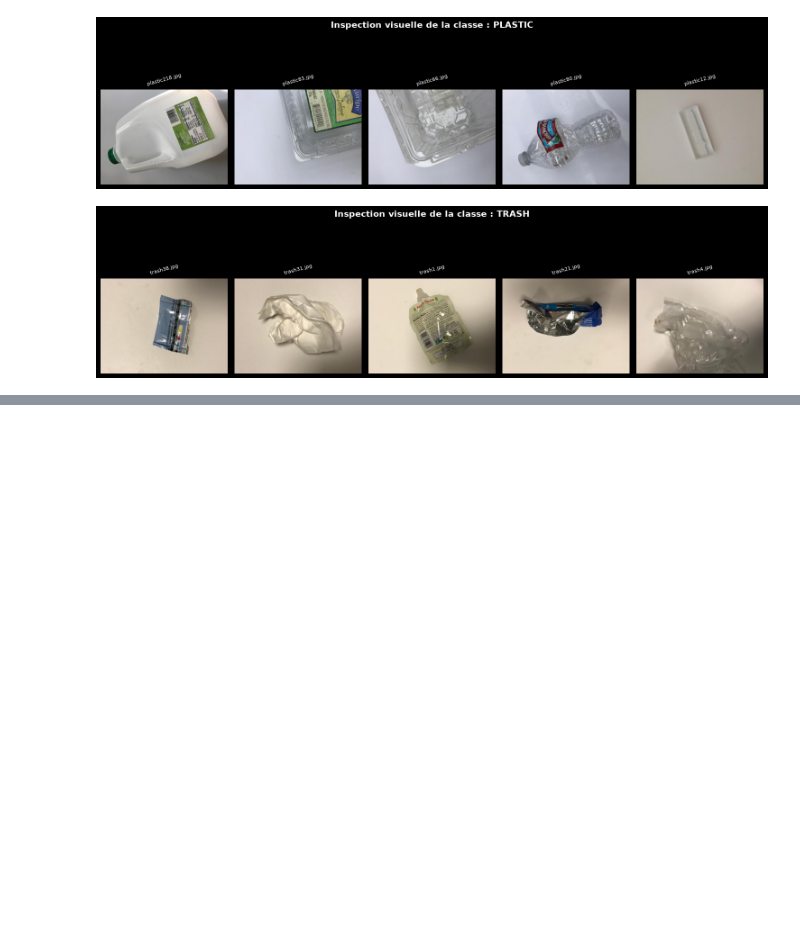
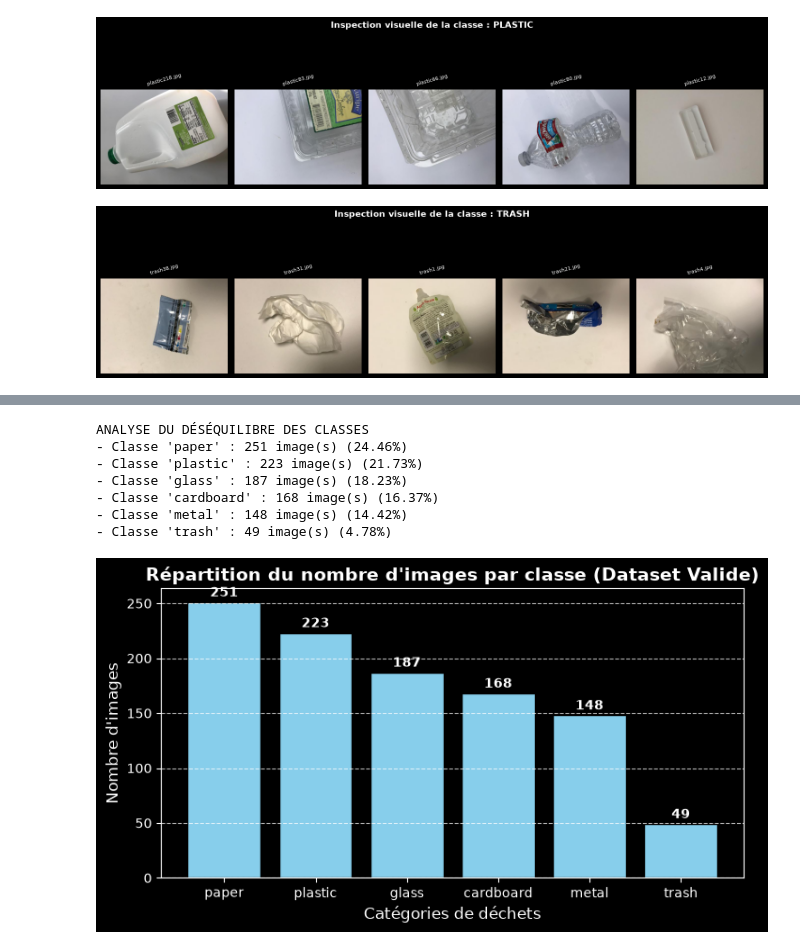
Before and after one commit to cheikhahmedtidiane/atelier_prepa_donnees_images, a Jupyter notebook: atelier_prepa_donnees_images/notebooks/atelier_prepa_donnees_images.ipynb, the cells around one changed output, grey strips where cells are left out. Cells and saved outputs as stored; diff of their text form; code cells hidden in the pictures; blank space fills up the shorter version.

Commit message:
Partie 8 : Analyse de déséquilibre des classes : Détermination du nombre d'images par classe

```diff
--- a/atelier_prepa_donnees_images/notebooks/atelier_prepa_donnees_images.ipynb
+++ b/atelier_prepa_donnees_images/notebooks/atelier_prepa_donnees_images.ipynb
@@ -606,0 +615,44 @@ for classe in classes_disponibles:
+# %%
+# 1. On ne garde que les images valides pour l'analyse des classes
+df_valides = df_exploration[df_exploration["statut"] == "Valide"].copy()
+
+# 2. Compter le nombre d'images par classe
+repartition_classes = df_valides["classe"].value_counts()
+
+# 3. Calculer le pourcentage pour chaque classe
+pourcentages_classes = df_valides["classe"].value_counts(normalize=True) * 100
+
+# AFFICHAGE DES RÉSULTATS TEXTUELS
+print("ANALYSE DU DÉSÉQUILIBRE DES CLASSES ")
+for classe in repartition_classes.index:
+    nb_images = repartition_classes[classe]
+    pct = pourcentages_classes[classe]
+    print(f"- Classe '{classe}' : {nb_images} image(s) ({pct:.2f}%)")
+
+# GENERATION DU GRAPHIQUE
+plt.figure(figsize=(8, 4))
+# Remplacer les couleurs par défaut par un dégradé de bleu pour le style
+bars = plt.bar(repartition_classes.index, repartition_classes.values, color='skyblue', edgecolor='black')
+
+# Ajout des valeurs numériques au-dessus de chaque barre pour une lecture rapide
+for bar in bars:
+    yval = bar.get_height()
+    plt.text(bar.get_x() + bar.get_width()/2, yval + (max(repartition_classes.values)*0.01),
+             f"{yval}", ha='center', va='bottom', fontweight='bold')
+
+plt.title("Répartition du nombre d'images par classe (Dataset Valide)", fontsize=14, fontweight='bold')
+plt.xlabel("Catégories de déchets", fontsize=12)
+plt.ylabel("Nombre d'images", fontsize=12)
+plt.grid(axis='y', linestyle='--', alpha=0.7)
+
+# Affichage du graphique dans le notebook
+plt.show()
+# %% [output]
+ANALYSE DU DÉSÉQUILIBRE DES CLASSES
+- Classe 'paper' : 251 image(s) (24.46%)
+- Classe 'plastic' : 223 image(s) (21.73%)
+- Classe 'glass' : 187 image(s) (18.23%)
+- Classe 'cardboard' : 168 image(s) (16.37%)
+- Classe 'metal' : 148 image(s) (14.42%)
+- Classe 'trash' : 49 image(s) (4.78%)
+[figure, added]
```
Also changed, not shown: parts of 2 cells of this notebook.
